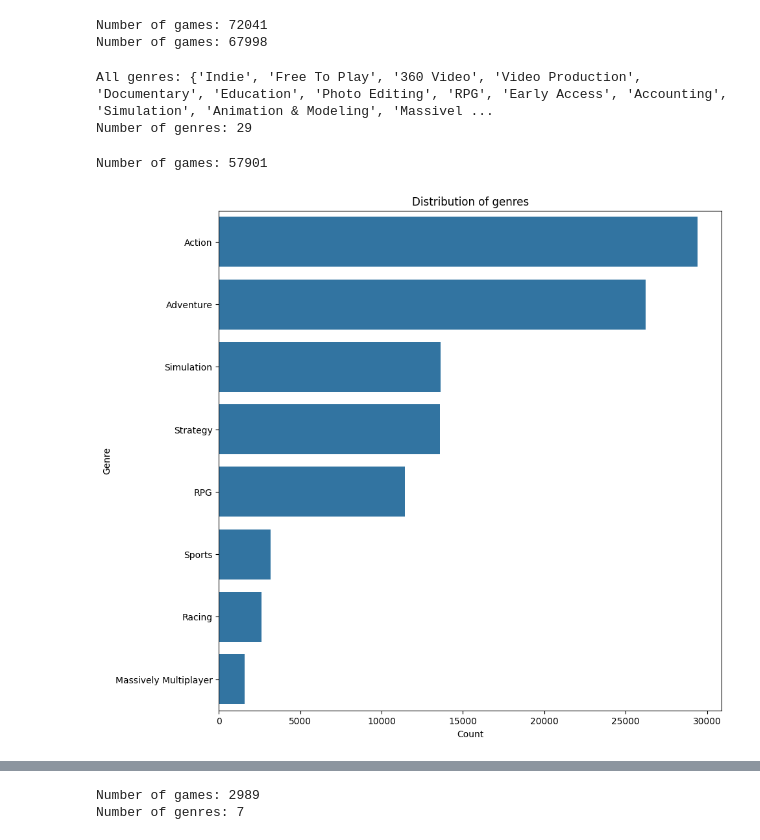
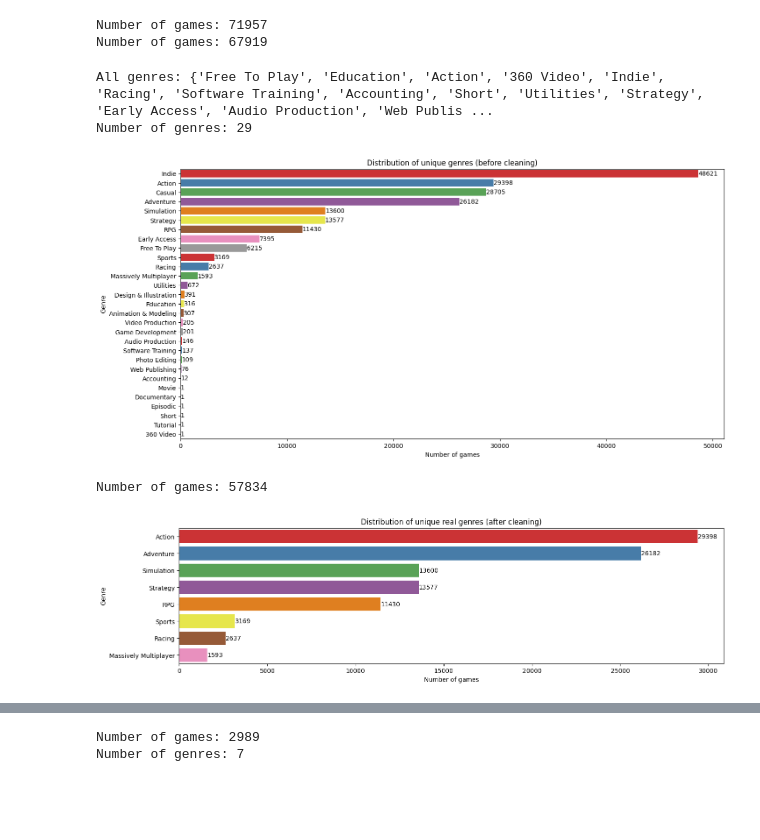
Before and after one commit to LouisVraie/nlp-games-genre-classification, a Jupyter notebook: preprocessing.ipynb, the cells around one changed output, grey strips where cells are left out. Cells and saved outputs as stored; diff of their text form; code cells hidden in the pictures; blank space fills up the shorter version.

Commit message:
feat: cleaning & some changes

```diff
--- a/preprocessing.ipynb
+++ b/preprocessing.ipynb
@@ -9,3 +58,18 @@ DATA_FOLDER = 'data'
 # %%
 # Load the data
 df = pd.read_csv(os.path.join(DATA_FOLDER, '93182_steam_games.csv'))
+# %%
+# Get the first date of release and the last date of release
+RELEASE_DATE = 'Release date'
+# Remove the rows with a specific regex pattern
+WRONG_DATE_REGEX = r'[a-zA-Z]{3} [0-9]{4}'
+df = df[~df[RELEASE_DATE].str.contains(WRONG_DATE_REGEX)]
+
+df[RELEASE_DATE] = pd.to_datetime(df[RELEASE_DATE], format='%b %d, %Y')
+
+# Get the first date of release and the last date of release
+first_date = df[RELEASE_DATE].min()
+last_date = df[RELEASE_DATE].max()
+
+print(f'The first date of release is {first_date}')
+print(f'The last date of release is {last_date}')
@@ -77,8 +144,8 @@ for word in words:
 # Print the length of the dataset
 print('Number of games:', len(df))
 # %% [output]
-Number of games: 72041
-Number of games: 67998
+Number of games: 71957
+Number of games: 67919
 # %%
 # Extract the genres into a list
 genres = df[GENRES].str.split(',')
@@ -91,6 +158,6 @@ for game_genres in genres:
 print('All genres:', all_genres)
 print('Number of genres:', len(all_genres))
 # %% [output]
-All genres: {'Indie', 'Free To Play', '360 Video', 'Video Production', 'Documentary', 'Education', 'Photo Editing', 'RPG', 'Early Access', 'Accounting', 'Simulation', 'Animation & Modeling', 'Massivel ...
+All genres: {'Free To Play', 'Education', 'Action', '360 Video', 'Indie', 'Racing', 'Software Training', 'Accounting', 'Short', 'Utilities', 'Strategy', 'Early Access', 'Audio Production', 'Web Publis ...
 Number of genres: 29
 # %%
@@ -100,6 +166,25 @@ def clean_genres(text):
     cleaned_text = re.sub(r',+|(^,)|(,$)', ',', text)
     # Remove any trailing comma left after cleaning
     return cleaned_text.strip(',')
+# %%
+def plot_genre_distribution(genre_counts, title: str='Distribution of genres', xlabel: str='Number of games', ylabel: str='Genre', width=10, height=10, add_text=True):
+    # Print the number next to the genre bars
+    plt.figure(figsize=(width, height))
+    sns.barplot(x=genre_counts.values, y=genre_counts.index, palette='Set1', hue=genre_counts.index)
+    if add_text:
+        for i in range(len(genre_counts)):
+            # Add the number of games next to the bar centered in the middle according to the bar
+            plt.text(genre_counts.values[i], i, genre_counts.values[i], va='center')
+    plt.title(title)
+    plt.xlabel(xlabel)
+    plt.ylabel(ylabel)
+    plt.show()
+# %%
+# Plot the distribution of unique genres
+genre_counts = df[GENRES].str.split(',').explode().value_counts()
+plot_genre_distribution(genre_counts, title='Distribution of unique genres (before cleaning)', width=16, height=8)
+# %% [output]
+[figure, added]
 # %%
 # Remove the given list of genres from the dataset
 genres_to_remove = [
@@ -139,15 +224,10 @@ df = df[df[GENRES] != '']
 # Print the length of the dataset
 print('Number of games:', len(df))
 # %% [output]
-Number of games: 57901
+Number of games: 57834
 # %%
 # Plot the distribution of unique genres
 genre_counts = df[GENRES].str.split(',').explode().value_counts()
-plt.figure(figsize=(10, 10))
-sns.barplot(x=genre_counts, y=genre_counts.index)
-plt.title('Distribution of genres')
-plt.xlabel('Count')
-plt.ylabel('Genre')
-plt.show()
+plot_genre_distribution(genre_counts, title='Distribution of unique real genres (after cleaning)', width=16, height=4)
 # %% [output]
-[figure, old version]
+[figure, new version]
```
Also changed, not shown: parts of 14 cells of this notebook, 3 other files.
